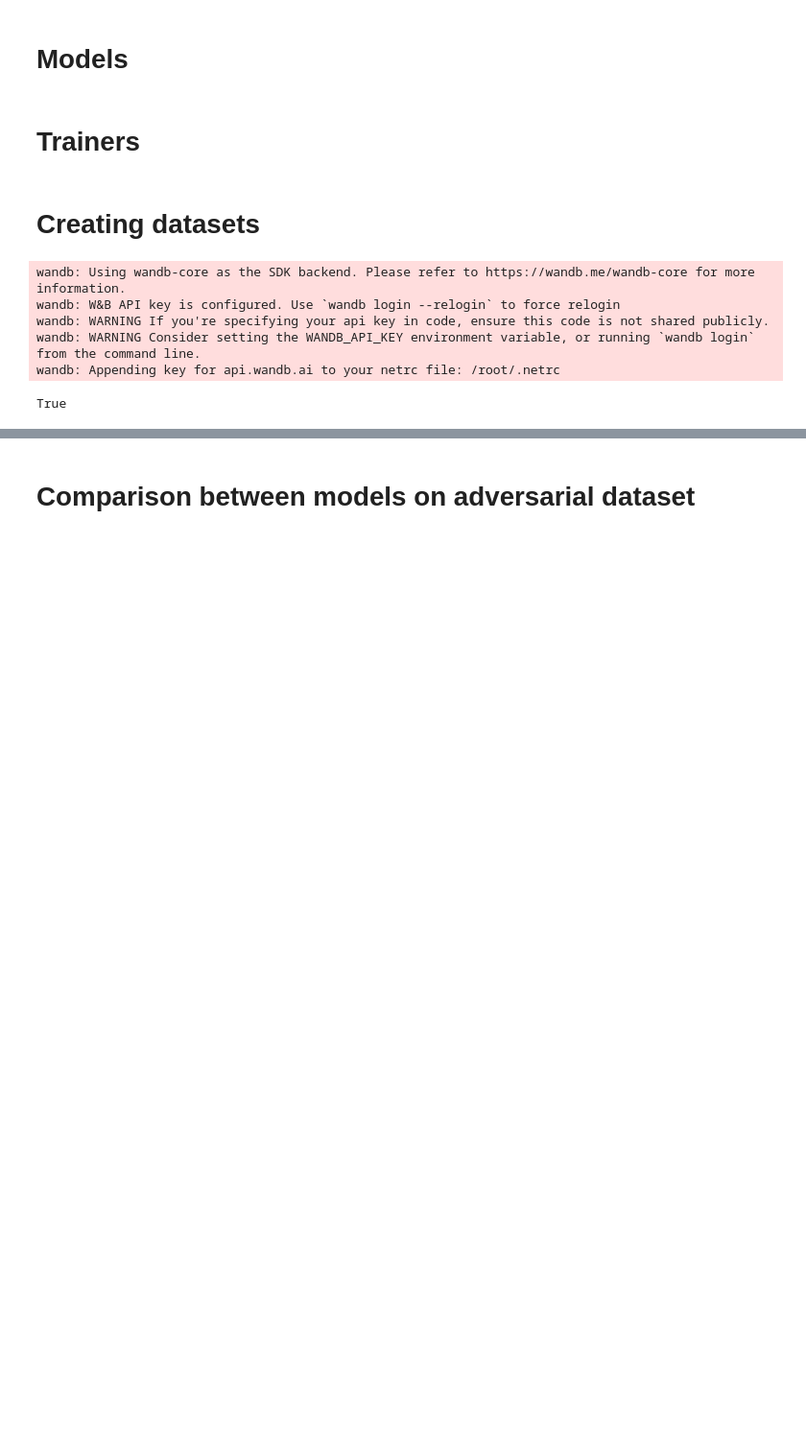
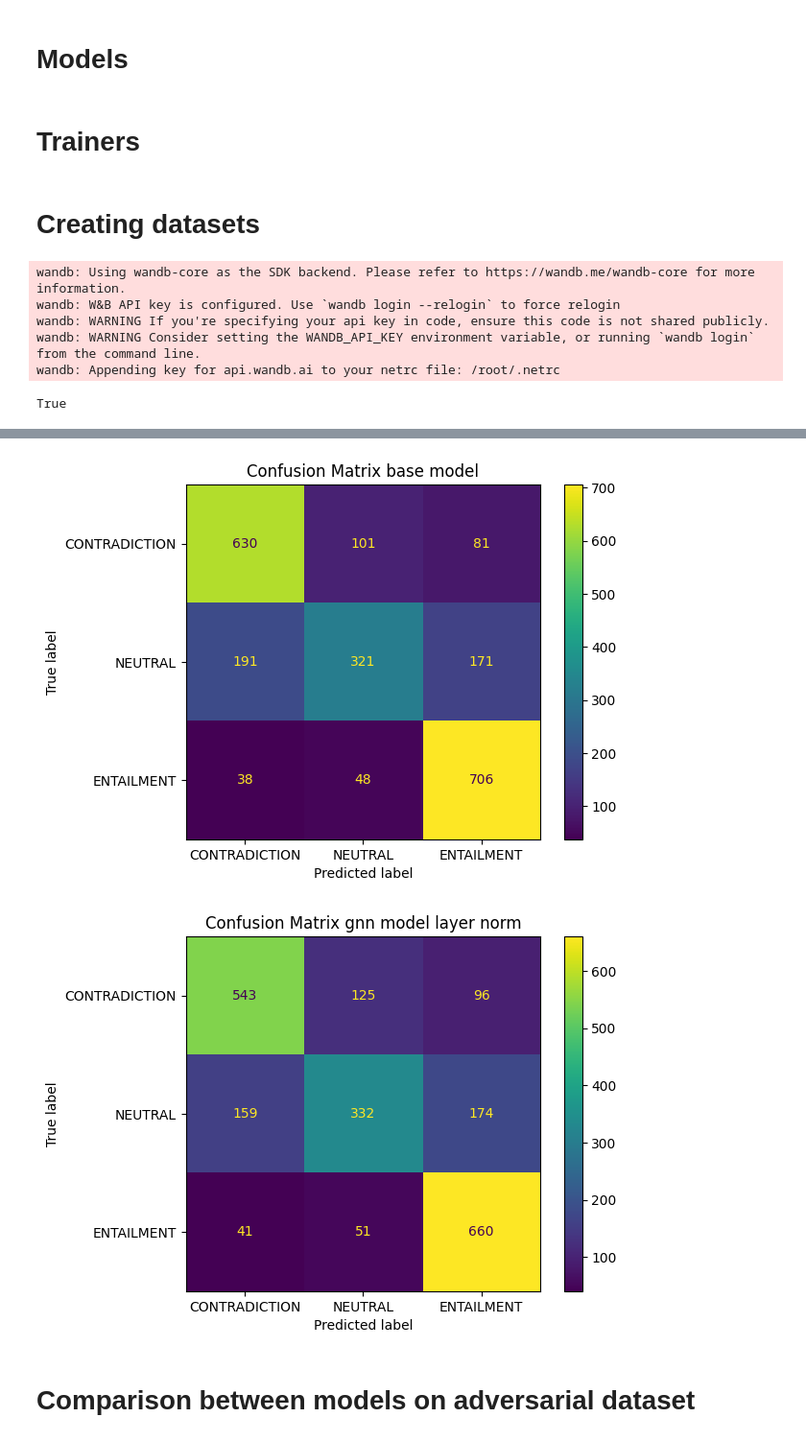
Before and after one commit to monteleone-1883922/hw2_nlp, a Jupyter notebook: main.ipynb, the cells around one changed output, grey strips where cells are left out. Shown at 96% size. Cells and saved outputs as stored; diff of their text form; code cells hidden in the pictures; blank space fills up the shorter version.

```diff
--- a/main.ipynb
+++ b/main.ipynb
@@ -1087,0 +1046,13 @@ validation_dataset_gnn = NLIDatasetGnn(validation_set, "/kaggle/input/basemodeld
+# %%
+
+
+
+model_gnn = RobertaClassifierGnnLayerNorm(False, dropout=0.3)
+
+optimizer = torch.optim.AdamW(model_gnn.parameters(), lr=4e-5, weight_decay=1e-5)
+
+scheduler = ReduceLROnPlateau(optimizer, 'max', patience=2)
+
+trainer = TrainerGnn(model_gnn, train_dataloader_gnn, validation_dataloader_gnn, optimizer, nn.CrossEntropyLoss(),'cuda' if torch.cuda.is_available() else 'cpu', scheduler=scheduler)#, scheduler = torch.optim.lr_scheduler.MultiStepLR(optimizer,[2],0.2))
+
+trainer.train(10, use_wandb=True, name="gnn_adamW_4e-5_"+ str(seed), early_stopping=3)
@@ -1088,5 +1105,5 @@ validation_dataset_gnn = NLIDatasetGnn(validation_set, "/kaggle/input/basemodeld
 # %%
-test_dataset = NLIDataset(test_set, "/kaggle/input/basemodeldataset/test.json")
-test_dataset_gnn = NLIDatasetGnn(test_set, "/kaggle/input/basemodeldataset/test.json", load=True)
+test_dataset = NLIDataset(test_set)#, "/kaggle/input/basemodeldataset/test.json")
+test_dataset_gnn = NLIDatasetGnn(test_set)#, "/kaggle/input/basemodeldataset/test.json", load=True)
 
 adversarial_dataset = NLIDataset(adversarial, adversarial=True)
@@ -1245,3 +1147,20 @@ for title, cm in zip(titles, confusion_matrices):
+# %%
+
+disp = ConfusionMatrixDisplay(confusion_matrix=cm_1, display_labels=['CONTRADICTION', 'NEUTRAL','ENTAILMENT' ])
+disp.plot()
+plt.title('Confusion Matrix base model')
+plt.savefig('Confusion_Matrix_base_model.png')
+
+
+disp = ConfusionMatrixDisplay(confusion_matrix=cm_5, display_labels=['CONTRADICTION', 'NEUTRAL','ENTAILMENT' ])
+disp.plot()
+plt.title('Confusion Matrix gnn model layer norm')
+plt.savefig('Confusion_Matrix_gnn_model_layer_norm.png')
+
+plt.show()
+# %% [output]
+[figure, added]
+[figure, added]
 # %% [markdown]
 # Comparison between models on adversarial dataset
 # %%
```
Also changed, not shown: parts of 33 cells of this notebook.
